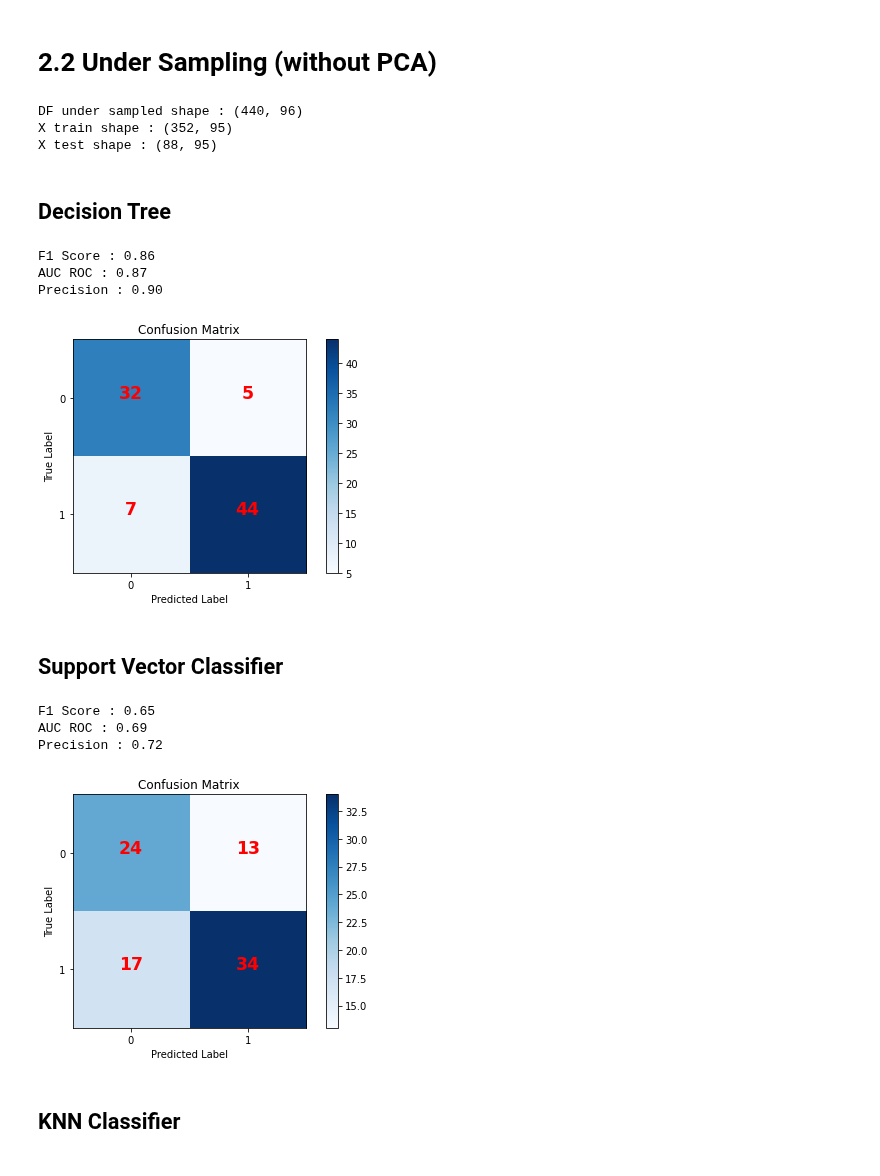
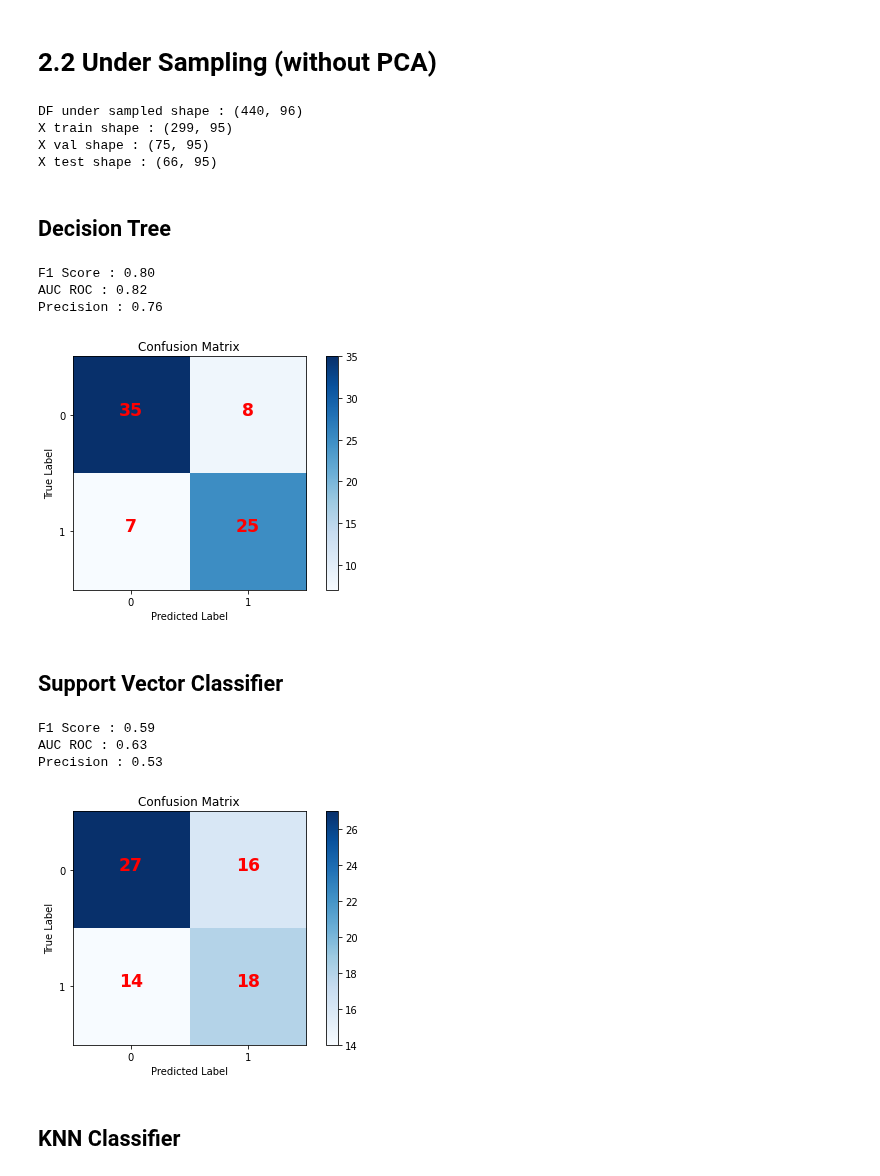
Before and after one commit to Saurabhraj5162/INM701_CW, a Jupyter notebook: notebooks/Training2.ipynb, the cells around one changed output. Saved outputs shown, nothing was run; the diff lists cells and outputs as text; code cells hidden in the pictures.

```diff
--- a/notebooks/Training2.ipynb
+++ b/notebooks/Training2.ipynb
@@ -79,37 +78,41 @@ print(f'DF under sampled shape : {df_sampled.shape}')
 
 X = df_sampled.drop('Bankrupt?', axis=1)
 y = df_sampled['Bankrupt?']
-X_train, X_test, y_train, y_test = train_test_split(X,y, test_size = 0.20, random_state=42,shuffle=True)
+X_train, X_test, y_train, y_test = train_test_split(X,y, test_size = 0.15, random_state=42,shuffle=True)
+X_train, X_val, y_train, y_val = train_test_split(X_train,y_train, test_size = 0.20, random_state=42,shuffle=True)
+
 print(f'X train shape : {X_train.shape}')
+print(f'X val shape : {X_val.shape}')
 print(f'X test shape : {X_test.shape}')
 # %% [output]
 DF under sampled shape : (440, 96)
-X train shape : (352, 95)
-X test shape : (88, 95)
+X train shape : (299, 95)
+X val shape : (75, 95)
+X test shape : (66, 95)
 # %% [markdown]
 ## Decision Tree
 # %%
 dt = DecisionTreeClassifier(max_depth=40, criterion='entropy', min_samples_split=10).fit(X_train,y_train)
-y_pred = dt.predict(X_test)
-y_pred_proba = dt.predict_proba(X_test)[:,1]
-print_evaluation_report(y_test, y_pred, y_pred_proba)
+y_pred = dt.predict(X_val)
+y_pred_proba = dt.predict_proba(X_val)[:,1]
+print_evaluation_report(y_val, y_pred, y_pred_proba)
 # %% [output]
-F1 Score : 0.86
-AUC ROC : 0.87
-Precision : 0.90
+F1 Score : 0.80
+AUC ROC : 0.82
+Precision : 0.76
-[figure, old version]
+[figure, new version]
 # %% [markdown]
 ## Support Vector Classifier
 # %%
 svc = SVC(C=100, kernel = 'rbf', probability=True).fit(X_train, y_train)
-y_pred = svc.predict(X_test)
-y_pred_proba = svc.predict_proba(X_test)[:,1]
-print_evaluation_report(y_test, y_pred, y_pred_proba)
+y_pred = svc.predict(X_val)
+y_pred_proba = svc.predict_proba(X_val)[:,1]
+print_evaluation_report(y_val, y_pred, y_pred_proba)
 # %% [output]
-F1 Score : 0.65
-AUC ROC : 0.69
-Precision : 0.72
+F1 Score : 0.59
+AUC ROC : 0.63
+Precision : 0.53
-[figure, old version]
+[figure, new version]
 # %% [markdown]
 ## KNN Classifier
 # %%
```
Also changed, not shown: parts of 18 cells of this notebook.
